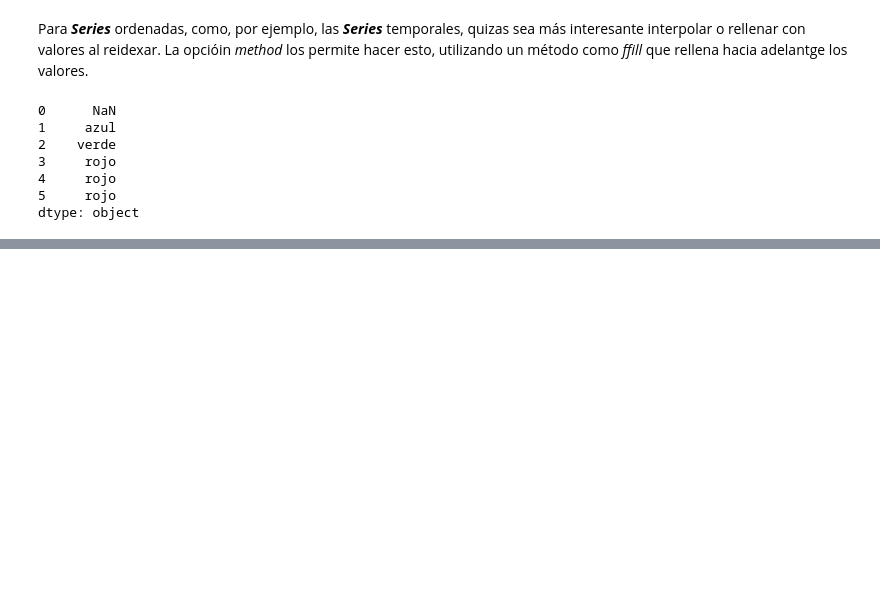
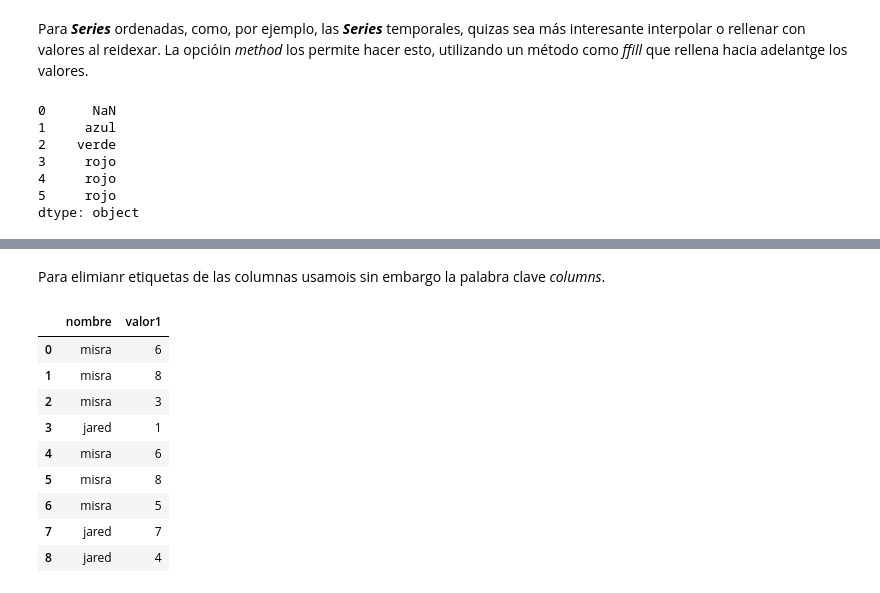
Before and after one commit to SaitoM17/ejerciciosAnalisisDatos, a Jupyter notebook: scripts/pandas_practica.ipynb, the cells around one changed output, grey strips where cells are left out. Drawn from its saved outputs; the diff is of its cells as text; code cells hidden in the pictures; blank space fills up the shorter version.

```diff
--- a/scripts/pandas_practica.ipynb
+++ b/scripts/pandas_practica.ipynb
@@ -277,0 +362,15 @@ dtype: object
+# %% [markdown]
+Para elimianr etiquetas de las columnas usamois sin embargo la palabra clave *columns*.
+# %%
+frame.drop(columns=['valor2'])
+# %% [output]
+|  | nombre | valor1 |
+| 0 | misra | 6 |
+| 1 | misra | 8 |
+| 2 | misra | 3 |
+| 3 | jared | 1 |
+| 4 | misra | 6 |
+| 5 | misra | 8 |
+| 6 | misra | 5 |
+| 7 | jared | 7 |
+| 8 | jared | 4 |
```
Also changed, not shown: parts of 77 cells of this notebook.
